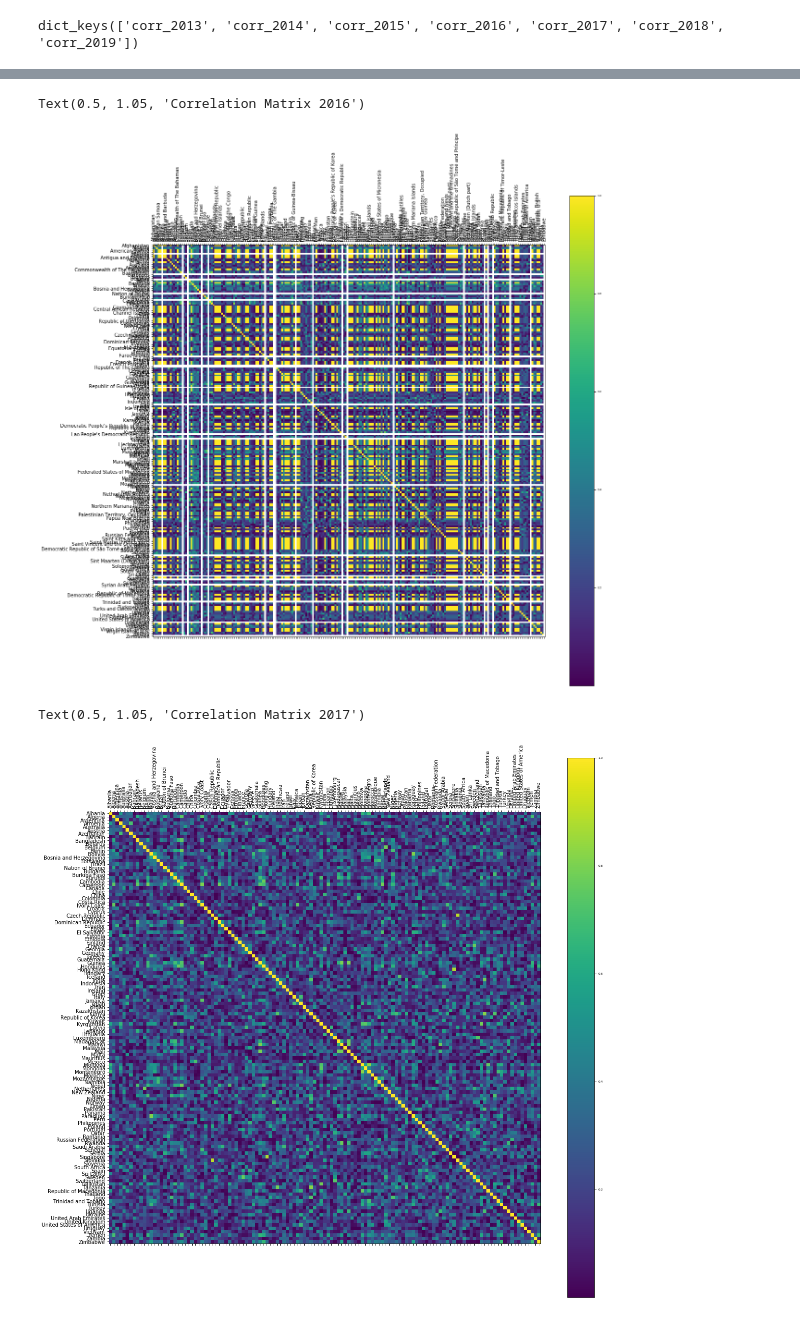
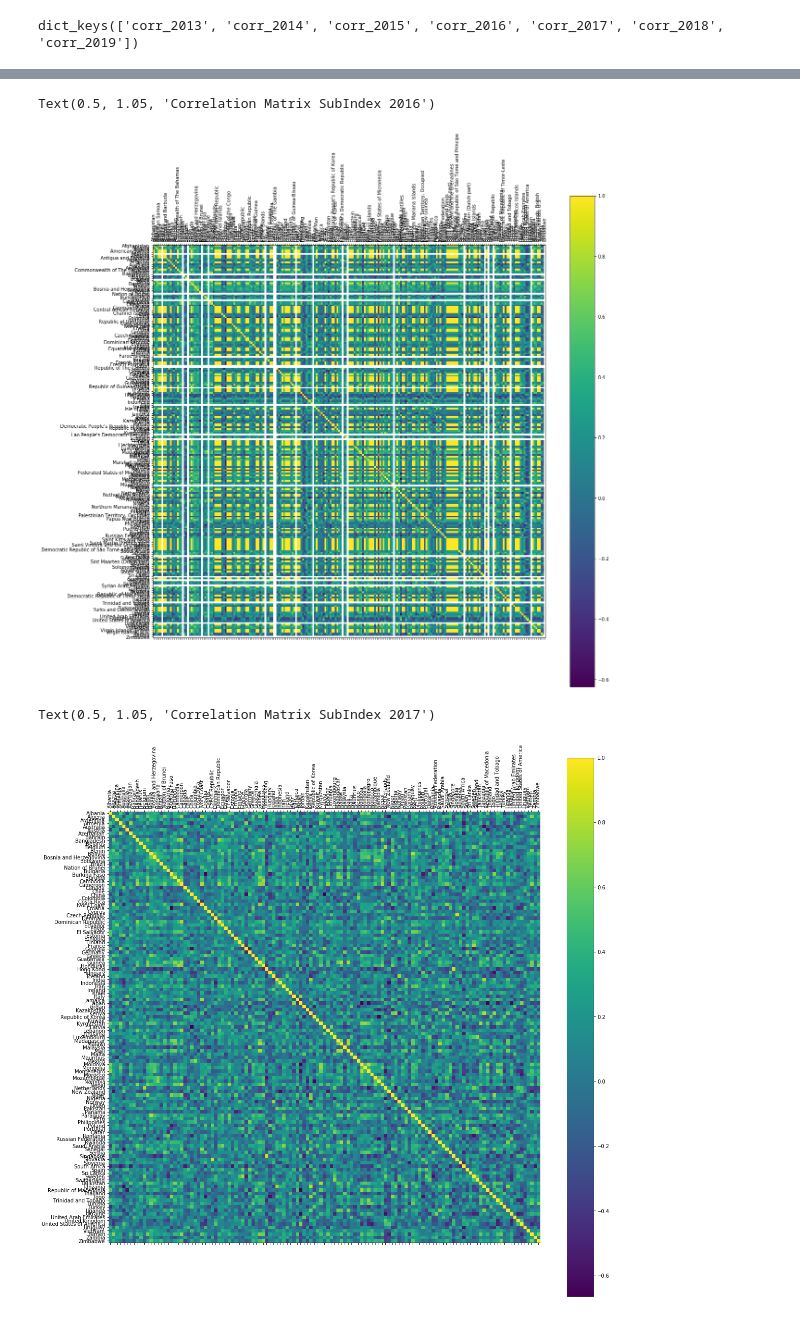
Before and after one commit to DSerpuhovitin/netology_pyda, a Jupyter notebook: Degee_project_ML/Degree_ML_res.ipynb, the cells around one changed output, grey strips where cells are left out. Drawn from its saved outputs; the diff is of its cells as text; code cells hidden in the pictures.

```diff
--- a/Degee_project_ML/Degree_ML_res.ipynb
+++ b/Degee_project_ML/Degree_ML_res.ipynb
@@ -246,7 +265,8 @@ plt.show()
 #создание корреляционных матриц для фич по годам
 corr_matrix_fe = {}
 for i in list(dataset.keys())[:7]:
-    corr_matrix_fe['_'.join(('corr', i))] = np.abs(dataset[i].corr())
+    #corr_matrix_fe['_'.join(('corr', i))] = np.abs(dataset[i].iloc[:,2:].corr(method ='pearson')) #по модулю
+    corr_matrix_fe['_'.join(('corr', i))] = dataset[i].iloc[:,2:].corr(method ='pearson')
 corr_matrix_fe.keys()
 # %% [output]
 dict_keys(['corr_2013', 'corr_2014', 'corr_2015', 'corr_2016', 'corr_2017', 'corr_2018', 'corr_2019'])
@@ -309,22 +314,22 @@ plt.matshow(corr_matrix_fe['corr_2016'], fignum=f.number)
 plt.xticks(range(corr_matrix_fe['corr_2016'].shape[1]), corr_matrix_fe['corr_2016'].columns, fontsize=10, rotation=90)
 plt.yticks(range(corr_matrix_fe['corr_2016'].shape[1]), corr_matrix_fe['corr_2016'].columns, fontsize=10)
 cb = plt.colorbar()
-cb.ax.tick_params(labelsize=6)
-plt.title('Correlation Matrix 2016', fontsize=0)
+cb.ax.tick_params(labelsize=10)
+plt.title('Correlation Matrix SubIndex 2016', fontsize=0)
 # %% [output]
-Text(0.5, 1.05, 'Correlation Matrix 2016')
+Text(0.5, 1.05, 'Correlation Matrix SubIndex 2016')
-[figure, old version]
+[figure, new version]
 # %%
 f = plt.figure(figsize=(19, 19))
 plt.matshow(corr_matrix_fe['corr_2017'], fignum=f.number)
 plt.xticks(range(corr_matrix_fe['corr_2017'].shape[1]), corr_matrix_fe['corr_2017'].columns, fontsize=10, rotation=90)
 plt.yticks(range(corr_matrix_fe['corr_2017'].shape[1]), corr_matrix_fe['corr_2017'].columns, fontsize=10)
 cb = plt.colorbar()
-cb.ax.tick_params(labelsize=6)
-plt.title('Correlation Matrix 2017', fontsize=0)
+cb.ax.tick_params(labelsize=10)
+plt.title('Correlation Matrix SubIndex 2017', fontsize=0)
 # %% [output]
-Text(0.5, 1.05, 'Correlation Matrix 2017')
+Text(0.5, 1.05, 'Correlation Matrix SubIndex 2017')
-[figure, old version]
+[figure, new version]
 # %%
 f = plt.figure(figsize=(19, 19))
 plt.matshow(corr_matrix_fe['corr_2018'], fignum=f.number)
```
Also changed, not shown: parts of 30 cells of this notebook.
